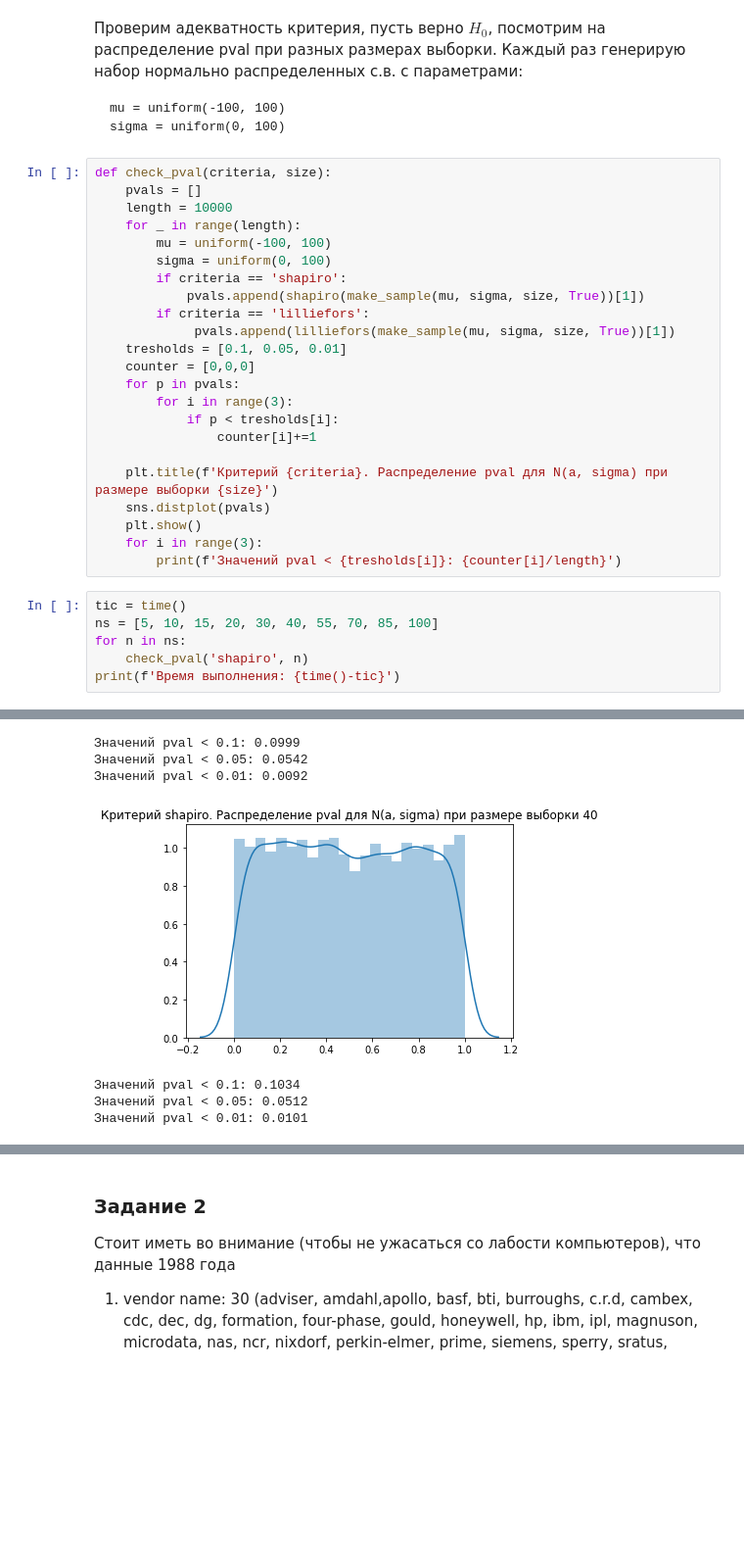
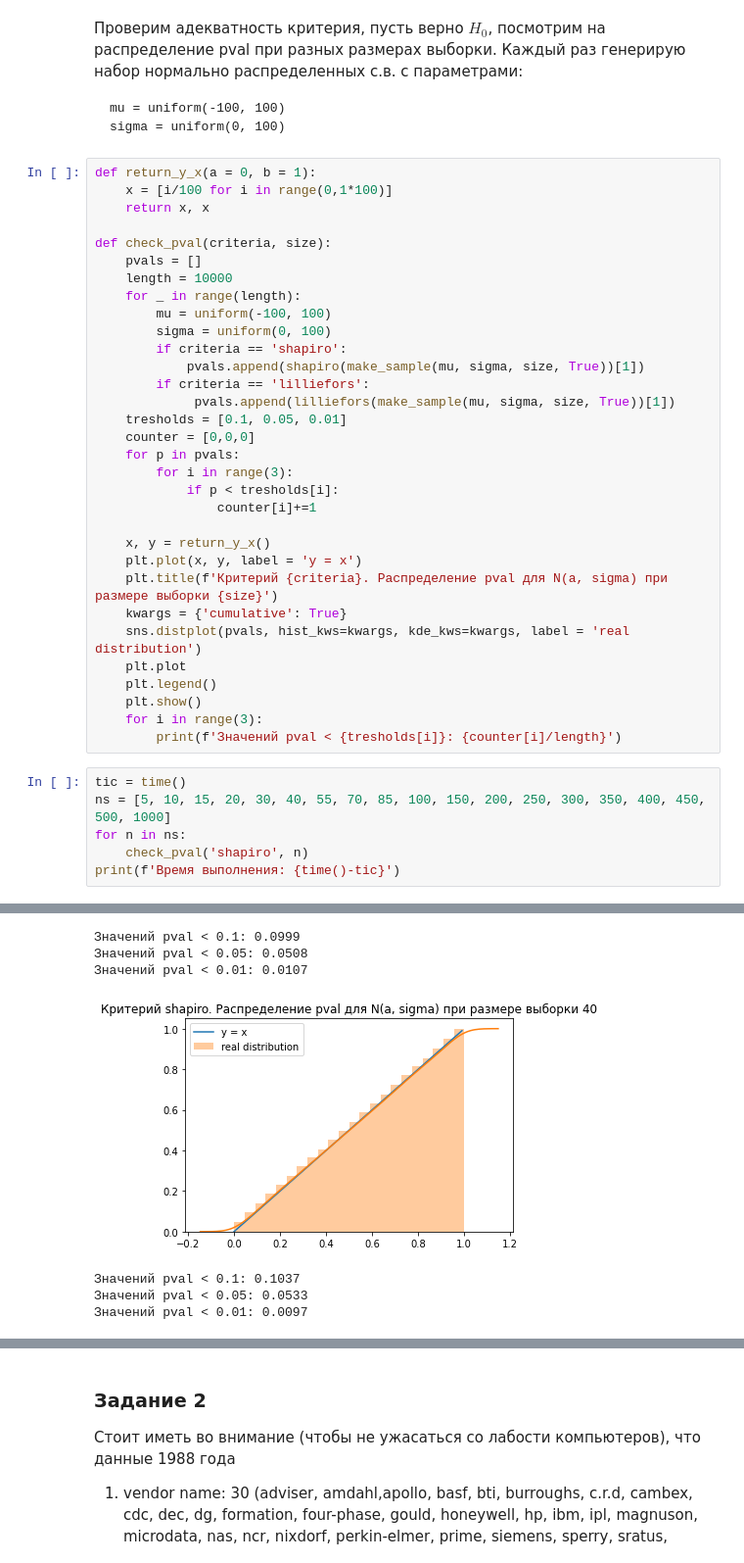
Before and after one commit to TohaRhymes/statistics, a Jupyter notebook: module_hw2/task.ipynb, the cells around one changed output, grey strips where cells are left out. Shown at 98% size. Drawn from its saved outputs; the diff is of its cells as text; blank space fills up the shorter version.

Commit message:
mhw2 corrections chi2 and graphics

````diff
--- a/module_hw2/task.ipynb
+++ b/module_hw2/task.ipynb
@@ -64,6 +66,10 @@ mu = uniform(-100, 100)
 sigma = uniform(0, 100)
 ```
 # %%
+def return_y_x(a = 0, b = 1):
+    x = [i/100 for i in range(0,1*100)]
+    return x, x
+
 def check_pval(criteria, size):
     pvals = []
     length = 10000
@@ -81,14 +87,19 @@ def check_pval(criteria, size):
             if p < tresholds[i]:
                 counter[i]+=1
 
+    x, y = return_y_x()
+    plt.plot(x, y, label = 'y = x')
     plt.title(f'Критерий {criteria}. Распределение pval для N(a, sigma) при размере выборки {size}')
-    sns.distplot(pvals)
+    kwargs = {'cumulative': True}
+    sns.distplot(pvals, hist_kws=kwargs, kde_kws=kwargs, label = 'real distribution')
+    plt.plot
+    plt.legend()
     plt.show()
     for i in range(3):
         print(f'Значений pval < {tresholds[i]}: {counter[i]/length}')
 # %%
 tic = time()
-ns = [5, 10, 15, 20, 30, 40, 55, 70, 85, 100]
+ns = [5, 10, 15, 20, 30, 40, 55, 70, 85, 100, 150, 200, 250, 300, 350, 400, 450, 500, 1000]
 for n in ns:
     check_pval('shapiro', n)
 print(f'Время выполнения: {time()-tic}')
@@ -113,7 +124,7 @@ print(f'Время выполнения: {time()-tic}')
 Значений pval < 0.1: 0.0999
-Значений pval < 0.05: 0.0542
-Значений pval < 0.01: 0.0092
+Значений pval < 0.05: 0.0508
+Значений pval < 0.01: 0.0107
-[figure, old version]
+[figure, new version]
-Значений pval < 0.1: 0.1034
-Значений pval < 0.05: 0.0512
-Значений pval < 0.01: 0.0101
+Значений pval < 0.1: 0.1037
+Значений pval < 0.05: 0.0533
+Значений pval < 0.01: 0.0097
````
Also changed, not shown: parts of 18 cells of this notebook.
